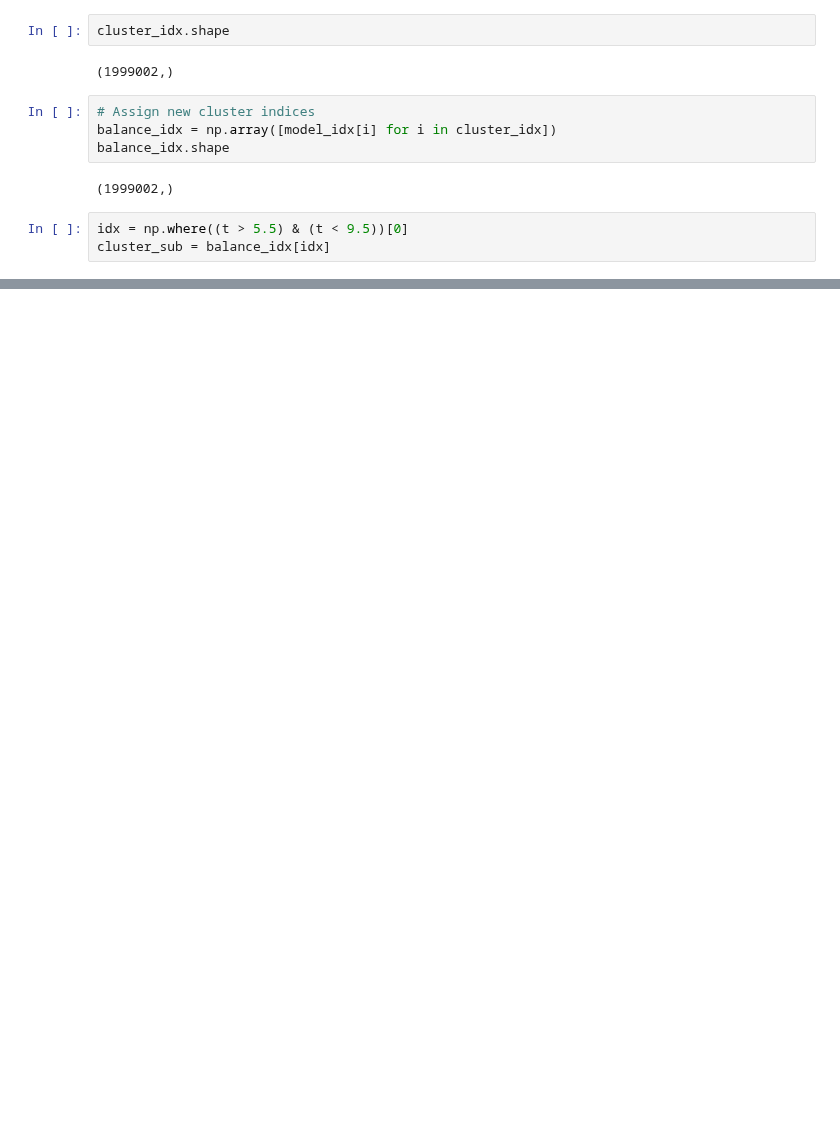
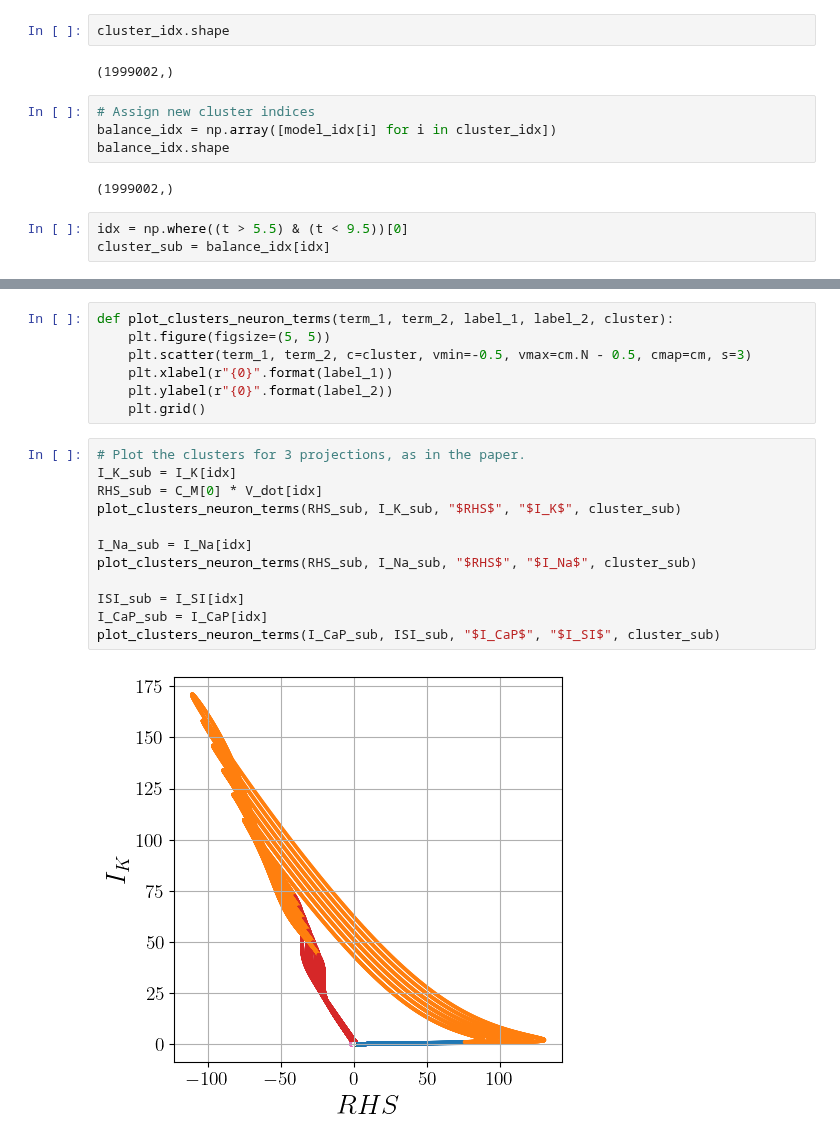
Before and after one commit to tbreitburd/Learning-Dominant-Physical-Processes-using-Unsupervised-Learning-Techniques-, a Jupyter notebook: Notebooks/Bursting_Neuron.ipynb, the cells around one changed output, grey strips where cells are left out. Drawn from its saved outputs; the diff is of its cells as text; blank space fills up the shorter version.

```diff
--- a/Notebooks/Bursting_Neuron.ipynb
+++ b/Notebooks/Bursting_Neuron.ipynb
@@ -320,0 +333,21 @@ plot_clusters_neuron(t_sub, V_sub, cluster_sub)
+# %%
+def plot_clusters_neuron_terms(term_1, term_2, label_1, label_2, cluster):
+    plt.figure(figsize=(5, 5))
+    plt.scatter(term_1, term_2, c=cluster, vmin=-0.5, vmax=cm.N - 0.5, cmap=cm, s=3)
+    plt.xlabel(r"{0}".format(label_1))
+    plt.ylabel(r"{0}".format(label_2))
+    plt.grid()
+# %%
+# Plot the clusters for 3 projections, as in the paper.
+I_K_sub = I_K[idx]
+RHS_sub = C_M[0] * V_dot[idx]
+plot_clusters_neuron_terms(RHS_sub, I_K_sub, "$RHS$", "$I_K$", cluster_sub)
+
+I_Na_sub = I_Na[idx]
+plot_clusters_neuron_terms(RHS_sub, I_Na_sub, "$RHS$", "$I_Na$", cluster_sub)
+
+ISI_sub = I_SI[idx]
+I_CaP_sub = I_CaP[idx]
+plot_clusters_neuron_terms(I_CaP_sub, ISI_sub, "$I_CaP$", "$I_SI$", cluster_sub)
+# %% [output]
+[figure, added]
```
Also changed, not shown: parts of 13 cells of this notebook.
